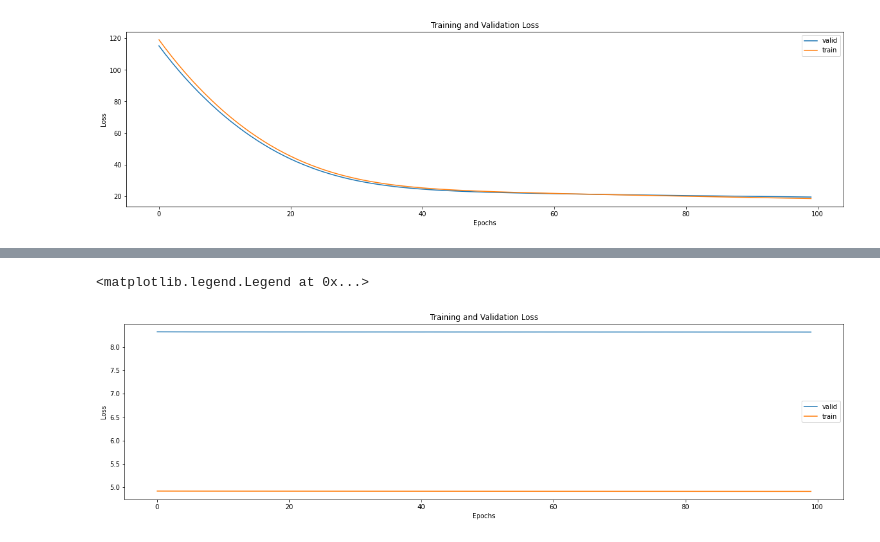
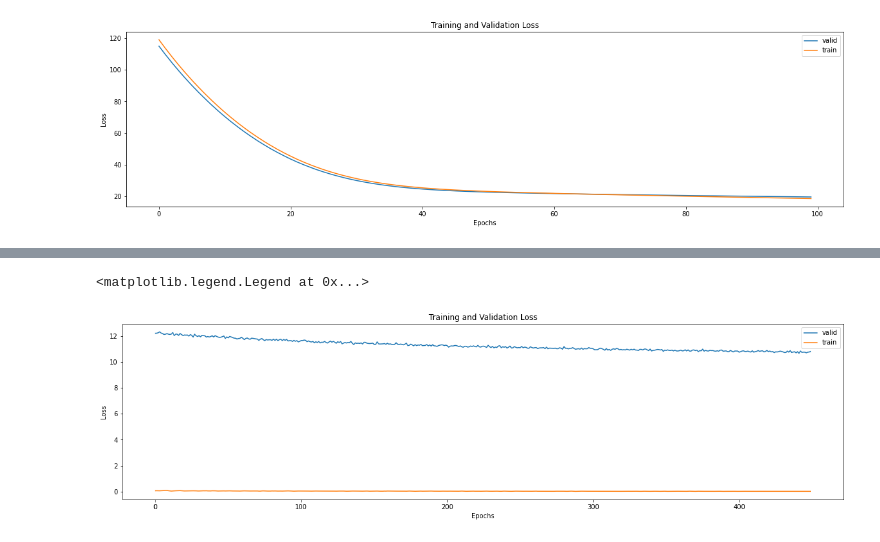
Before and after one commit to Ydeh22/inverseDesignMetaMatl, a Jupyter notebook: [r]_w_o_transpose;_0_1_(351)_&_reg.ipynb, the cells around one changed output, grey strips where cells are left out. Cells and saved outputs as stored; diff of their text form; code cells hidden in the pictures.

```diff
--- a/[r]_w_o_transpose;_0_1_(351)_&_reg.ipynb
+++ b/[r]_w_o_transpose;_0_1_(351)_&_reg.ipynb
@@ -108,6 +108,8 @@ test_loader     = DataLoader(test_data, batch_size=4, shuffle=False)
 shape of label:  (2000, 3)
 shape of dataset:  (2000, 351)
 x_train, y_train, x_val shape:  torch.Size([1600, 351]) torch.Size([1600, 3]) torch.Size([400, 351])
+# %%
+epochs = 500
 # %%
 import torch
 import torch.nn as nn
@@ -253,0 +634,2 @@ plt.legend()
+# %%
+epochs = 500
@@ -279,16 +709,17 @@ class DNN(nn.Module):
     def __init__(self):
         super(DNN, self).__init__()
 
-        self.fc1 = nn.Linear(351, 3)
-        self.fc2 = nn.Linear(3, 3)
+        self.fc1 = nn.Linear(351, 175)
+        self.fc2 = nn.Linear(175, 87)
+        self.fc3 = nn.Linear(87, 43)
+        self.fc4 = nn.Linear(43, 21)
+        self.fc5 = nn.Linear(21, 3)
 
-        #nn.init.xavier_normal_(self.fc1.weight)
-        #nn.init.xavier_normal_(self.fc2.weight)
-        #nn.init.xavier_uniform_(self.fc1.weight)
-        #nn.init.xavier_uniform_(self.fc2.weight)
-        #nn.init.xavier_uniform_(self.fc3.weight)
-        #nn.init.xavier_uniform_(self.fc4.weight)
-        #nn.init.xavier_uniform_(self.fc5.weight)
+        nn.init.xavier_uniform_(self.fc1.weight)
+        nn.init.xavier_uniform_(self.fc2.weight)
+        nn.init.xavier_uniform_(self.fc3.weight)
+        nn.init.xavier_uniform_(self.fc4.weight)
+        nn.init.xavier_uniform_(self.fc5.weight)
         #nn.init.xavier_uniform_(self.fc6.weight)
         #nn.init.xavier_uniform_(self.fc7.weight)
 
@@ -296,12 +727,12 @@ class DNN(nn.Module):
         x = self.fc1(x.view(-1, 351))
         x = F.relu(x)
         x = self.fc2(x)
-        # x = F.leaky_relu(x)
-        # x = self.fc3(x)
-        # x = F.leaky_relu(x)
-        # x = self.fc4(x)
-        # x = F.leaky_relu(x)
-        # x = self.fc5(x)
+        x = F.relu(x)
+        x = self.fc3(x)
+        x = F.relu(x)
+        x = self.fc4(x)
+        x = F.relu(x)
+        x = self.fc5(x)
         # x = F.leaky_relu(x)
         # x = self.fc6(x)
         # x = F.leaky_relu(x)
@@ -332,8 +766,8 @@ sum(p.numel() for p in model.parameters() if p.requires_grad)
 # %%
 import torch.optim as optim
-optimizer = optim.Adam(model.parameters(), lr=1e-5)
+optimizer = optim.Adam(model.parameters(), lr=1e-4)
 loss_function = nn.MSELoss()
-epochs = 100
+epochs = epochs
 
 # for loss plot
 tloss = []
@@ -367,16 +801,16 @@ y3 = y_pred
 # %%
 import matplotlib.pyplot as plt
 
 plt.figure(figsize=(20,5))
 plt.title("Training and Validation Loss")
-plt.plot(np.array(vloss[:100]), label="valid")
-plt.plot(np.array(tloss[:100]), label="train")
+plt.plot(np.array(vloss[50:500]), label="valid")
+plt.plot(np.array(tloss[50:500]), label="train")
 plt.xlabel("Epochs")
 plt.ylabel("Loss")
 plt.legend()
 # %% [output]
 <matplotlib.legend.Legend at 0x...>
-[figure, old version]
+[figure, new version]
 # %%
 # RMSE
 
```
Also changed, not shown: parts of 56 cells of this notebook.
